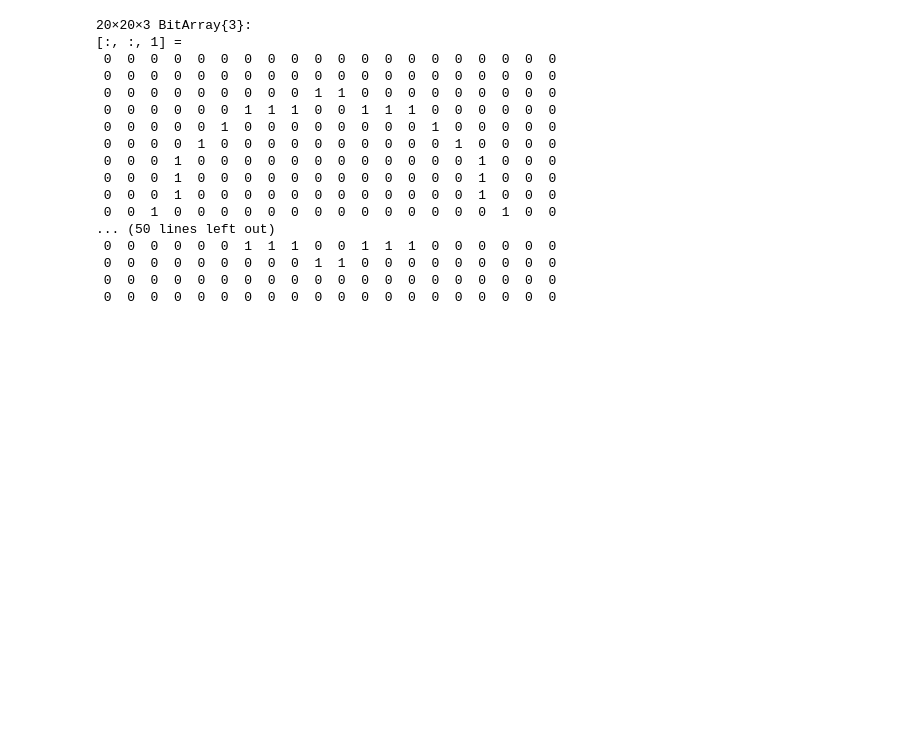
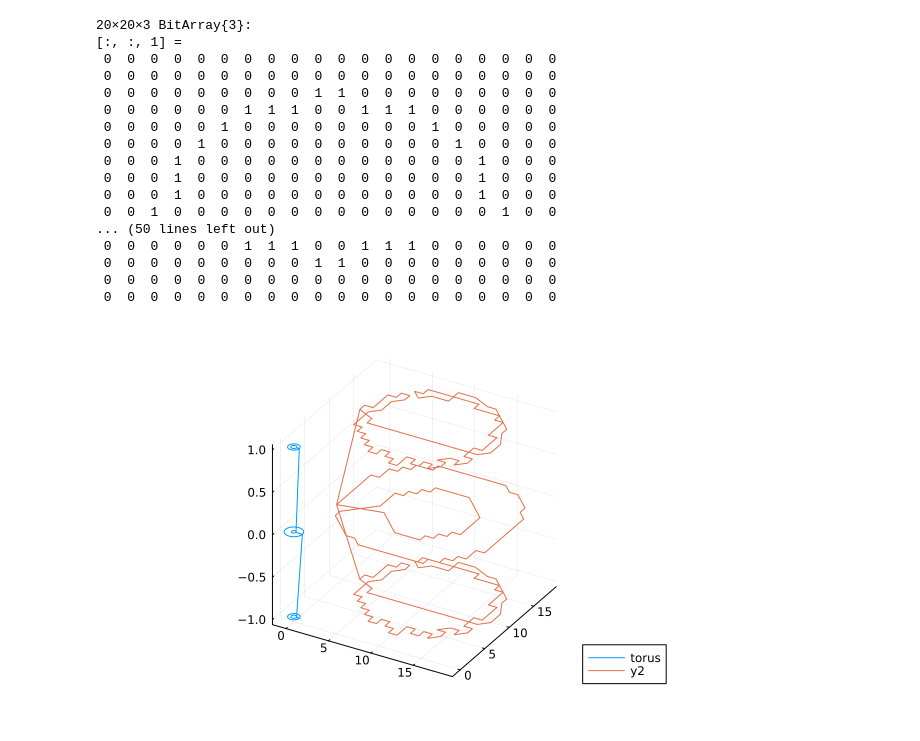
Before and after one commit to lootie/Slepians.jl, a Jupyter notebook: Examples/Boundaries3D.ipynb, the cells around one changed output. Cells and saved outputs as stored; diff of their text form; code cells hidden in the pictures; blank space fills up the shorter version.

```diff
--- a/Examples/Boundaries3D.ipynb
+++ b/Examples/Boundaries3D.ipynb
@@ -58,12 +59,14 @@ m3 = [mask2;;; mask;;; mask2]
  0  0  0  0  0  0  0  0  0  0  0  0  0  0  0  0  0  0  0  0
  0  0  0  0  0  0  0  0  0  0  0  0  0  0  0  0  0  0  0  0
 # %%
-xc1, yc1 = mask2closedcurve(mask2)
-xc2, yc2 = mask2closedcurve(mask)
+xc1, yc1 = Slepians.mask2closedcurve(mask2)
+xc2, yc2 = Slepians.mask2closedcurve(mask)
 
 xc = vcat(xc1, xc2, xc1)
 yc = vcat(yc1, yc2, yc1)
 
 curve = hcat(xc, yc, vcat(ones(length(xc1)), zeros(length(xc2)), -ones(length(xc1))))
 
 plot!(pcont, curve[:,1], curve[:,2], curve[:,3])
+# %% [output]
+[figure, added]
```
Also changed, not shown: parts of 3 cells of this notebook, 8 other files.
